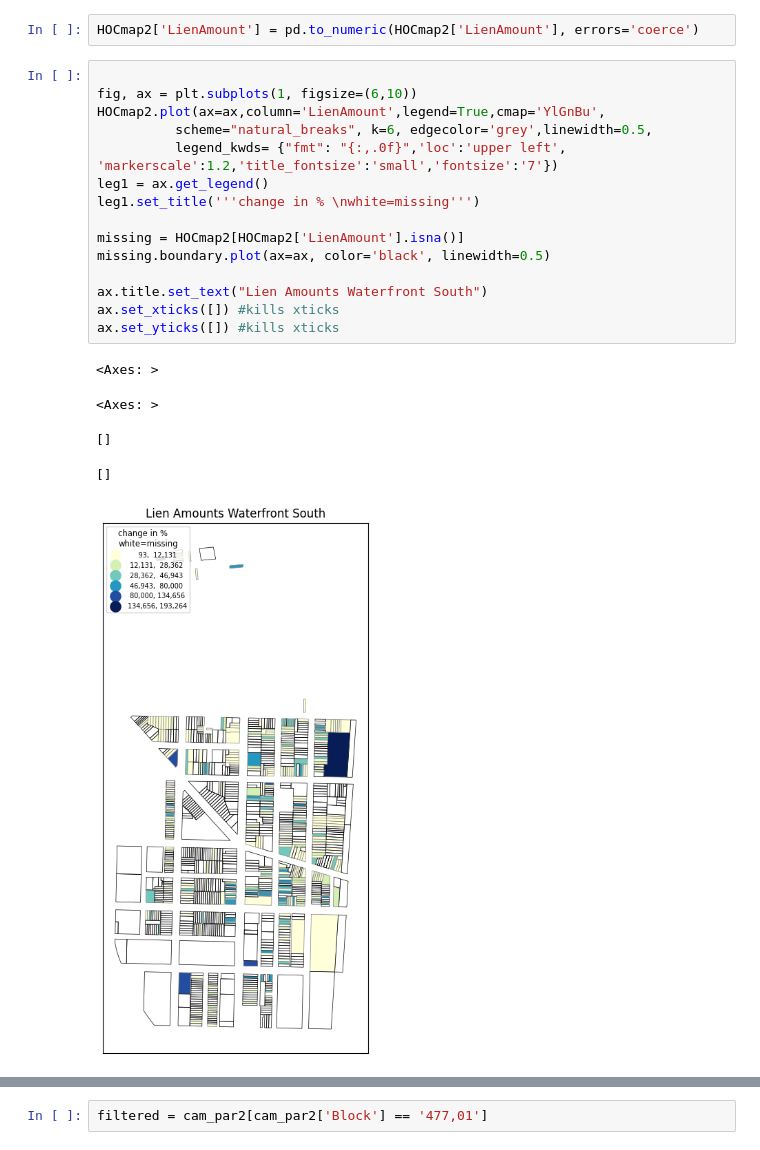
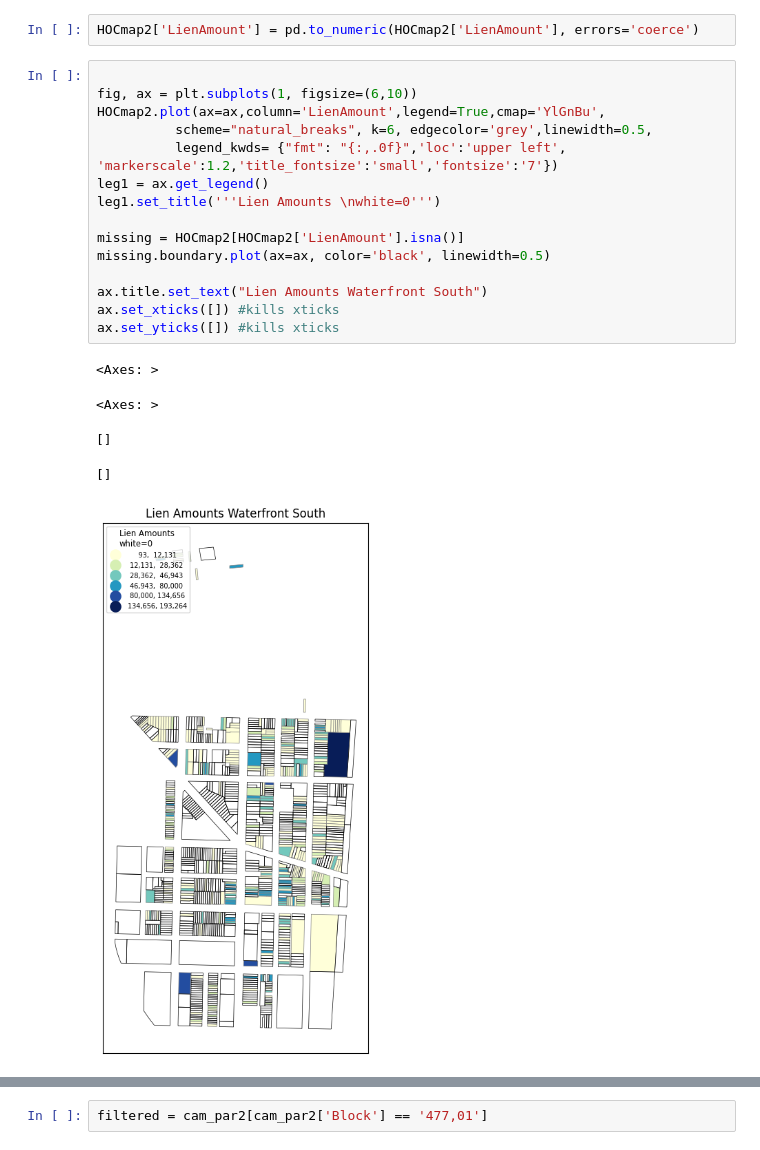
Before and after one commit to hbeck118/HOC-Project, a Jupyter notebook: hocdraft1.ipynb, the cells around one changed output, grey strips where cells are left out. Drawn from its saved outputs; the diff is of its cells as text.

```diff
--- a/hocdraft1.ipynb
+++ b/hocdraft1.ipynb
@@ -252,21 +253,21 @@ HOCmap2['LienAmount'] = pd.to_numeric(HOCmap2['LienAmount'], errors='coerce')
 # %%
 
 fig, ax = plt.subplots(1, figsize=(6,10))
 HOCmap2.plot(ax=ax,column='LienAmount',legend=True,cmap='YlGnBu',
           scheme="natural_breaks", k=6, edgecolor='grey',linewidth=0.5,
           legend_kwds= {"fmt": "{:,.0f}",'loc':'upper left', 'markerscale':1.2,'title_fontsize':'small','fontsize':'7'})
 leg1 = ax.get_legend()
-leg1.set_title('''change in % \nwhite=missing''')
+leg1.set_title('''Lien Amounts \nwhite=0''')
 
 missing = HOCmap2[HOCmap2['LienAmount'].isna()]
 missing.boundary.plot(ax=ax, color='black', linewidth=0.5)
 
 ax.title.set_text("Lien Amounts Waterfront South")
 ax.set_xticks([]) #kills xticks
 ax.set_yticks([]) #kills xticks
 # %% [output]
 <Axes: >
 <Axes: >
 []
 []
-[figure, old version]
+[figure, new version]
```
Also changed, not shown: parts of 4 cells of this notebook.
